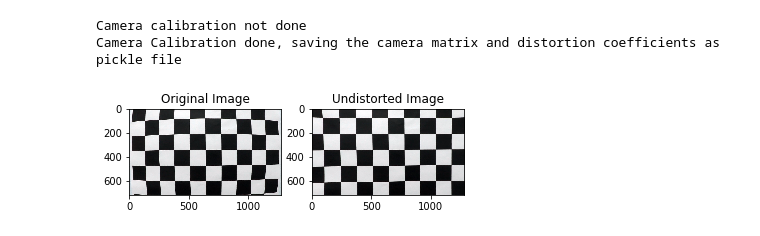
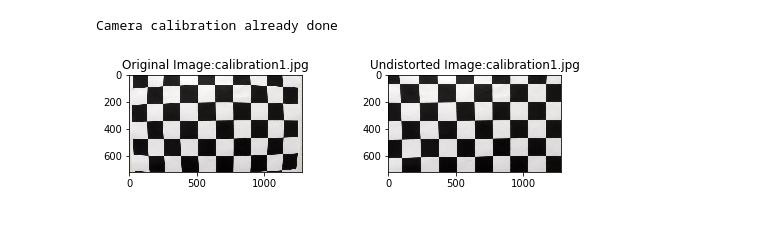
Before and after one commit to umeshpandey007/CarND-Advanced-Lane-Lines, a Jupyter notebook: Advanced_Lane_Finding.ipynb, the cells around one changed output. Drawn from its saved outputs; the diff is of its cells as text; code cells hidden in the pictures.

```diff
--- a/Advanced_Lane_Finding.ipynb
+++ b/Advanced_Lane_Finding.ipynb
@@ -22,7 +23,7 @@ def map_imgpts_wid_objpts(imgpts, objpts, fixedobjpts):
         img = cv2.imread(file)
 
         #Convert image into grayscale before finding chessboard corners
-        gray = cv2.cvtColor(img, cv2.COLOR_BGR2GRAY)
+        gray = cv2.cvtColor(img, cv2.COLOR_RGB2GRAY)
 
         # Find Chessboard corners
         ret, corners = cv2.findChessboardCorners(img, (9,6))
@@ -52,18 +53,21 @@ def calibrate_camera(imgpts, objpts, imgsize, mtx, dist, picklefile):
 
     return ret
 # %%
-#Undistort test image
+#Undistort image
 
-def undistort_image(img, mtx, dist, outimg):
+def undistort_image(fname,img, mtx, dist, is_pipeline):
 
     outimg = cv2.undistort(img, mtx, dist)
 
     # Plot original and undistorted image
-    f, (ax1,ax2) = plt.subplots(1,2)
-    ax1.imshow(img)
-    ax1.set_title('Original Image')
-    ax2.imshow(outimg)
-    ax2.set_title('Undistorted Image')
+    if not is_pipeline:
+        f, (ax1,ax2) = plt.subplots(1,2)
+        ax1.imshow(img)
+        ax1.set_title('Original Image:'+ fname)
+        ax2.imshow(outimg)
+        ax2.set_title('Undistorted Image:'+ fname)
+        plt.subplots_adjust(left=0., right=1, top=0.9, bottom=0.5, wspace=0.5, hspace=0.9)
+    return outimg
 # %%
 # Onetime calibration of camera
 def onetime_calibrate_camera():
@@ -80,22 +84,20 @@ def onetime_calibrate_camera():
 # %%
 # Load the pickle file with camera matrix and distortion coefficients and check the undistorted image
 
-test_img = cv2.imread("camera_cal/calibration1.jpg")
+test_img = mpimg.imread("camera_cal/calibration1.jpg")
 
 picklefile = 'camera_calibration.p'
 if (os.path.exists(picklefile) == False):
-    print("Camera calibration not done")
+    print("Camera calibration not done. Calibrating now...")
     onetime_calibrate_camera()
 else:
     print("Camera calibration already done")
 
 f = open(picklefile, "rb")
 pick = pickle.load(f)
 mtx = pick['mtx']
 dist = pick['dist']
-out_img = np.zeros_like(test_img)
-undistort_image(test_img, mtx, dist, out_img)
+out_img = undistort_image('calibration1.jpg',test_img, mtx, dist, False)
 # %% [output]
-Camera calibration not done
-Camera Calibration done, saving the camera matrix and distortion coefficients as pickle file
+Camera calibration already done
-[figure, old version]
+[figure, new version]
```
Also changed, not shown: parts of 4 cells of this notebook.
